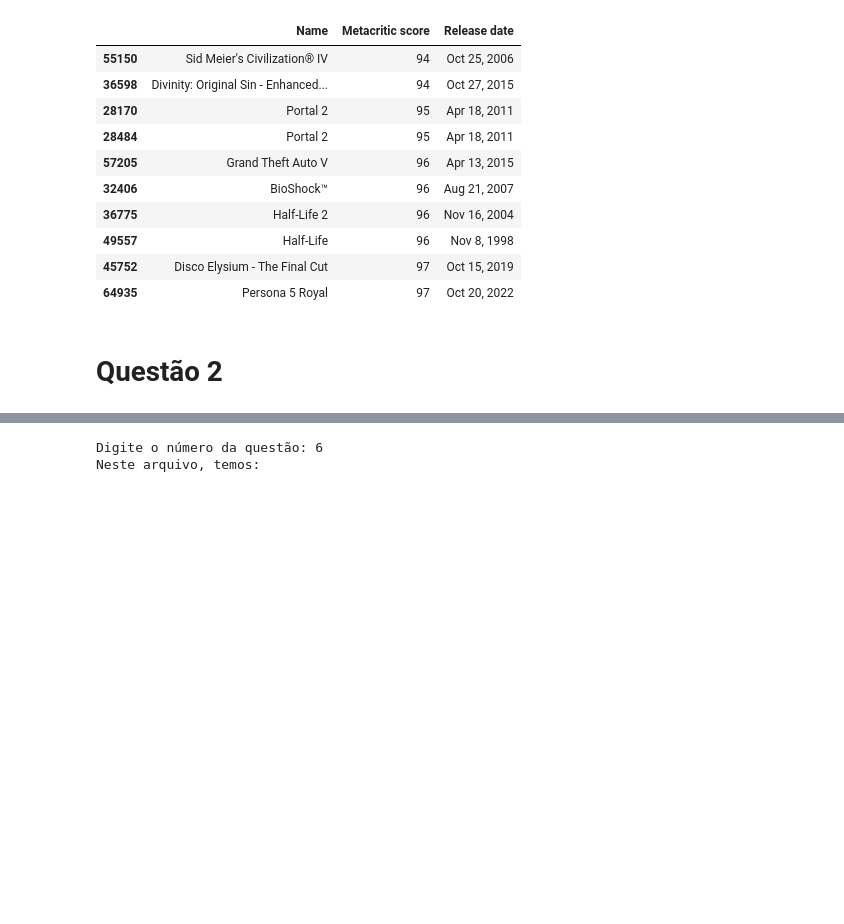
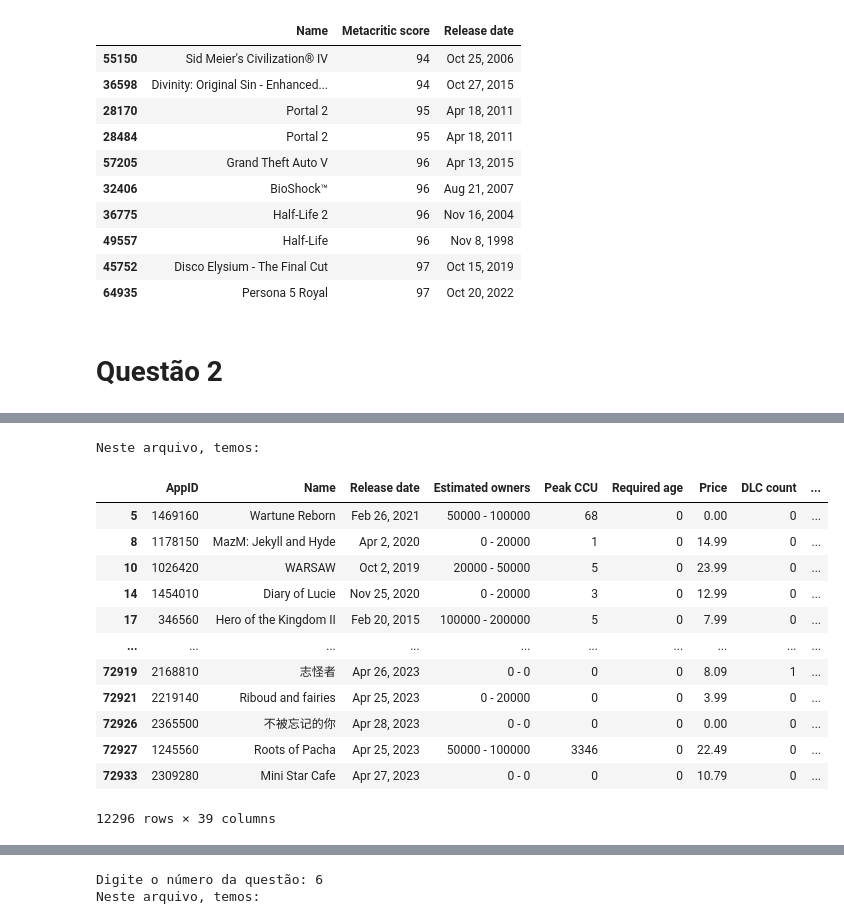
Before and after one commit to FelipePinheiro964/PUCRS---Fase-2---Steam-Games, a Jupyter notebook: PUCRS_Fase_2_Steam_games.ipynb, the cells around one changed output, grey strips where cells are left out. Saved outputs shown, nothing was run; the diff lists cells and outputs as text; code cells hidden in the pictures; blank space fills up the shorter version.

Commit message:
Separação do código, início de explicações de cada questão

```diff
--- a/PUCRS_Fase_2_Steam_games.ipynb
+++ b/PUCRS_Fase_2_Steam_games.ipynb
@@ -112,0 +115,79 @@ except FileNotFoundError:
+# %%
+# Para nao perder dados, cria uma copia da tabela
+tabela_copy = tabela.copy()
+
+# Procura todos os generos RPG
+mask = tabela_copy['Genres'].str.contains('RPG', case=False, na=False)
+
+# Cria uma variavel RPG para facilitar leitura
+RPG = tabela_copy[mask]
+
+# Retira qualquer genero None presente
+RPG = RPG.dropna(subset=['Genres'])
+
+# Mostra os arquivos presentes
+print('Neste arquivo, temos:')
+display(RPG)
+
+print()
+
+# Media e maximo de DLCs no genero
+
+#DLCs do Genero RPG
+max_DLC = RPG['DLC count'].max() # Mostra o maior valor de DLCs
+print(f'Para o genero RPG, temos {max_DLC:.2f} DLCs')
+
+# Mostra a media de DLCs
+media_DLC = RPG['DLC count'].mean()
+print(f'Em media, temos {media_DLC:.2f} DLCs presentes nesta categoria!')
+
+print()
+
+# Media e maxima de avaliaçoes positivas
+max_positivas = RPG['Positive'].max() # Mostra o maior valor de avaliações positivas
+print(f'Tendo {max_positivas:.2f} avalições positivas.')
+
+media_positivas = RPG['Positive'].mean()# Mostra o media de avaliações negativas
+print(f'Temos na media, {media_positivas:.2f} avalições positivas!!')
+
+print()
+
+# Media e maxima de avaliaçoes positivas
+max_negativas = RPG['Negative'].max() # Mostra o maior valor de avaliações negativas
+print(f'Porém, temos {max_negativas:.2f} avalições negativas')
+
+media_negativas = RPG['Negative'].mean()# Mostra o media de avaliações negativas
+print(f'São {media_negativas:.2f} avalições negativas em media nesta categoria!')
+
+# Defino uma função para procurar por links (como mostra nos dados de cada coluna)
+def contar_links(celula):
+  if pd.isnull(celula):
+    return 0
+  return celula.count('https') + celula.count('http')
+
+# Com a contagem, crio 3 colunas, 2 para somar os valores e a ultima para armazenar esta soma
+RPG['contador_Screenshots'] = RPG['Screenshots'].apply(contar_links)
+RPG['contador_Movies'] = RPG['Movies'].apply(contar_links)
+RPG['Total_links'] = RPG['contador_Screenshots'] + RPG['contador_Movies']
+print()
+
+# Calculo a media e maxima a partir da nova coluna
+max_midia = RPG['Total_links'].sum()
+media_total_links = RPG['Total_links'].mean()
+print(f'Para finalizar, temos {max_midia:.0f} midias presentes!')
+print(f'Isto é em media {media_total_links:.2f} links por jogo!!')
+# %% [output]
+Neste arquivo, temos:
+|  | AppID | Name | Release date | Estimated owners | Peak CCU | Required age | Price | DLC count | ... |
+| 5 | 1469160 | Wartune Reborn | Feb 26, 2021 | 50000 - 100000 | 68 | 0 | 0.00 | 0 | ... |
+| 8 | 1178150 | MazM: Jekyll and Hyde | Apr 2, 2020 | 0 - 20000 | 1 | 0 | 14.99 | 0 | ... |
+| 10 | 1026420 | WARSAW | Oct 2, 2019 | 20000 - 50000 | 5 | 0 | 23.99 | 0 | ... |
+| 14 | 1454010 | Diary of Lucie | Nov 25, 2020 | 0 - 20000 | 3 | 0 | 12.99 | 0 | ... |
+| 17 | 346560 | Hero of the Kingdom II | Feb 20, 2015 | 100000 - 200000 | 5 | 0 | 7.99 | 0 | ... |
+| ... | ... | ... | ... | ... | ... | ... | ... | ... | ... |
+| 72919 | 2168810 | 志怪者 | Apr 26, 2023 | 0 - 0 | 0 | 0 | 8.09 | 1 | ... |
+| 72921 | 2219140 | Riboud and fairies | Apr 25, 2023 | 0 - 20000 | 0 | 0 | 3.99 | 0 | ... |
+| 72926 | 2365500 | 不被忘记的你 | Apr 28, 2023 | 0 - 0 | 0 | 0 | 0.00 | 0 | ... |
+| 72927 | 1245560 | Roots of Pacha | Apr 25, 2023 | 50000 - 100000 | 3346 | 0 | 22.49 | 0 | ... |
+| 72933 | 2309280 | Mini Star Cafe | Apr 27, 2023 | 0 - 0 | 0 | 0 | 10.79 | 0 | ... |
+12296 rows × 39 columns
```
Also changed, not shown: parts of 12 cells of this notebook.
